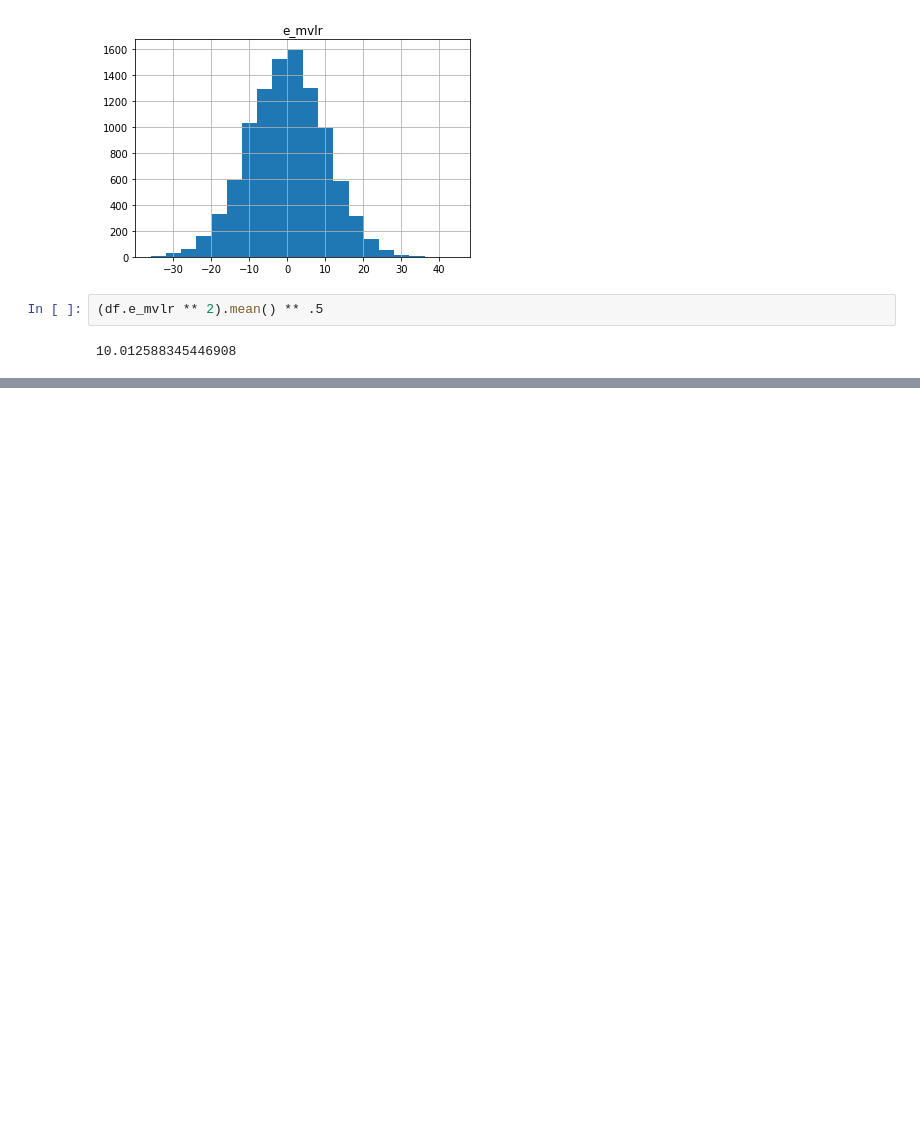
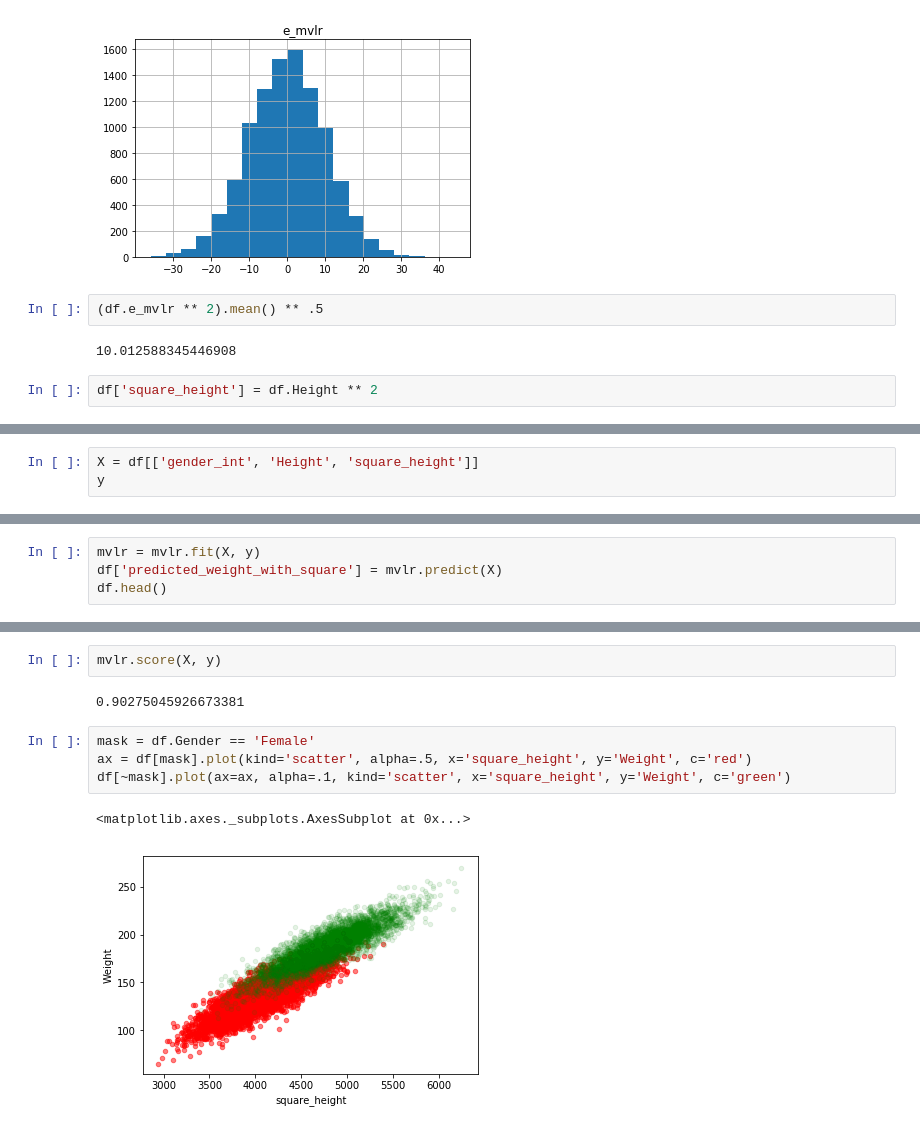
Before and after one commit to hackoregon/civicu-machine-learning, a Jupyter notebook: lessons/01-Multivariate-Regression/Multivariate Regression and Classification.ipynb, the cells around one changed output, grey strips where cells are left out. Cells and saved outputs as stored; diff of their text form; blank space fills up the shorter version.

```diff
--- a/lessons/01-Multivariate-Regression/Multivariate Regression and Classification.ipynb
+++ b/lessons/01-Multivariate-Regression/Multivariate Regression and Classification.ipynb
@@ -75,3 +73,5 @@ array([[<matplotlib.axes._subplots.AxesSubplot object at 0x...>]], dtype=object)
 (df.e_mvlr ** 2).mean() ** .5
 # %% [output]
 10.012588345446908
+# %%
+df['square_height'] = df.Height ** 2
@@ -77,0 +87,3 @@ array([[<matplotlib.axes._subplots.AxesSubplot object at 0x...>]], dtype=object)
+# %%
+X = df[['gender_int', 'Height', 'square_height']]
+y
@@ -77,0 +98,4 @@ array([[<matplotlib.axes._subplots.AxesSubplot object at 0x...>]], dtype=object)
+# %%
+mvlr = mvlr.fit(X, y)
+df['predicted_weight_with_square'] = mvlr.predict(X)
+df.head()
@@ -77,0 +109,11 @@ array([[<matplotlib.axes._subplots.AxesSubplot object at 0x...>]], dtype=object)
+# %%
+mvlr.score(X, y)
+# %% [output]
+0.90275045926673381
+# %%
+mask = df.Gender == 'Female'
+ax = df[mask].plot(kind='scatter', alpha=.5, x='square_height', y='Weight', c='red')
+df[~mask].plot(ax=ax, alpha=.1, kind='scatter', x='square_height', y='Weight', c='green')
+# %% [output]
+<matplotlib.axes._subplots.AxesSubplot at 0x...>
+[figure, added]
```
Also changed, not shown: parts of 5 cells of this notebook, 4 other files.
